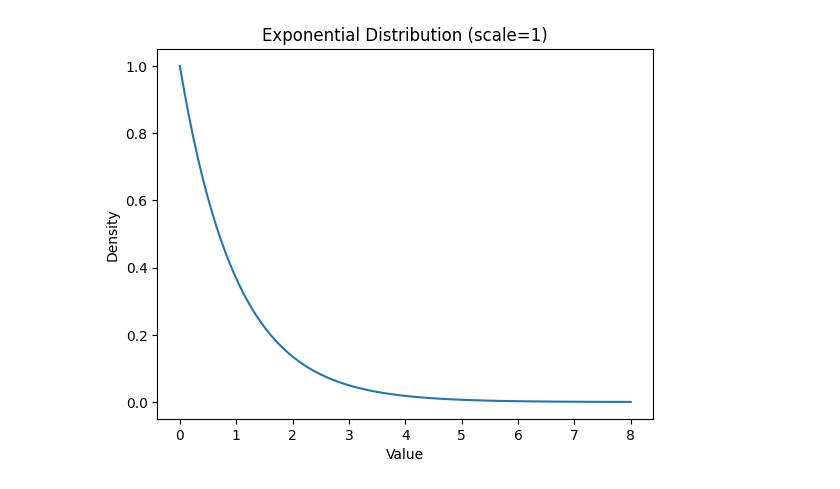
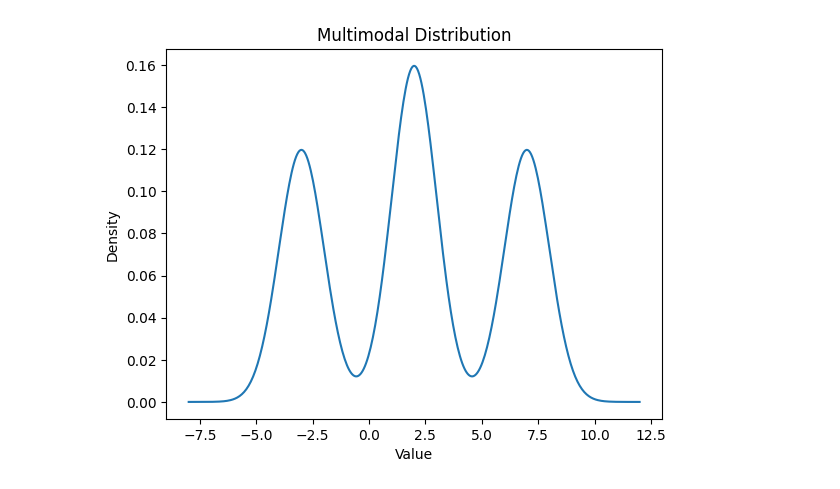
Before and after one commit to arththakkar1/data-science-mathematics, a Jupyter notebook: Statistics/Distributions.ipynb, the cells around one changed output. Saved outputs shown, nothing was run; the diff lists cells and outputs as text; code cells hidden in the pictures.

```diff
--- a/Statistics/Distributions.ipynb
+++ b/Statistics/Distributions.ipynb
@@ -90,14 +106,13 @@ Suppose the average time between arrivals of buses at a stop is 1 minute. What i
 # %%
-# Exponential Distribution Chart
-from scipy.stats import expon
-
-scale = 1
-x = np.linspace(0, 8, 100)
-pdf = expon.pdf(x, scale=scale)
+# Multimodal Distribution Chart
+x = np.linspace(-8, 12, 400)
+pdf = (0.3 * norm.pdf(x, loc=-3, scale=1) +
+       0.4 * norm.pdf(x, loc=2, scale=1) +
+       0.3 * norm.pdf(x, loc=7, scale=1))
 plt.plot(x, pdf)
-plt.title('Exponential Distribution (scale=1)')
+plt.title('Multimodal Distribution')
 plt.xlabel('Value')
 plt.ylabel('Density')
 plt.show()
 # %% [output]
-[figure, old version]
+[figure, new version]
```
Also changed, not shown: parts of 14 cells of this notebook.
